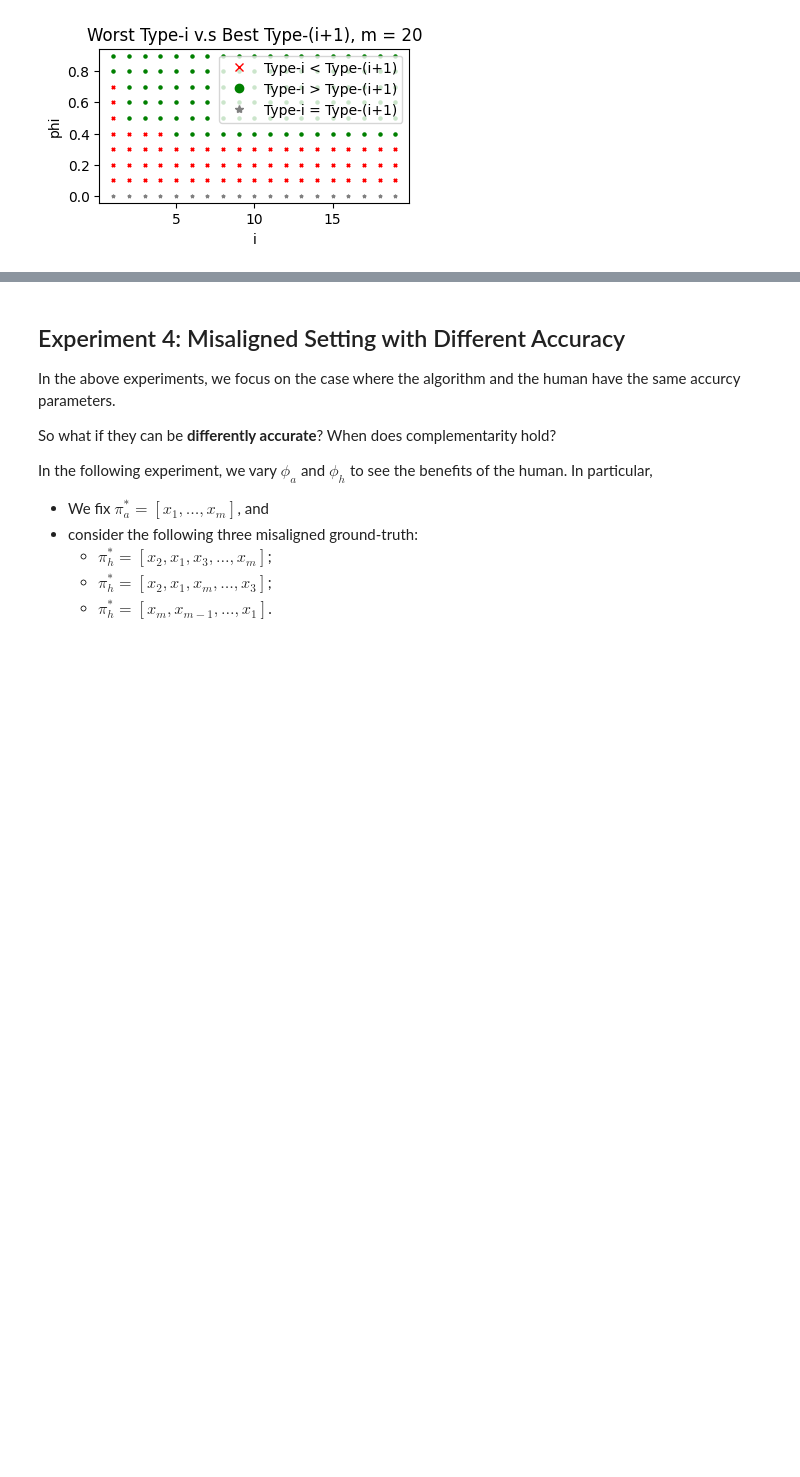
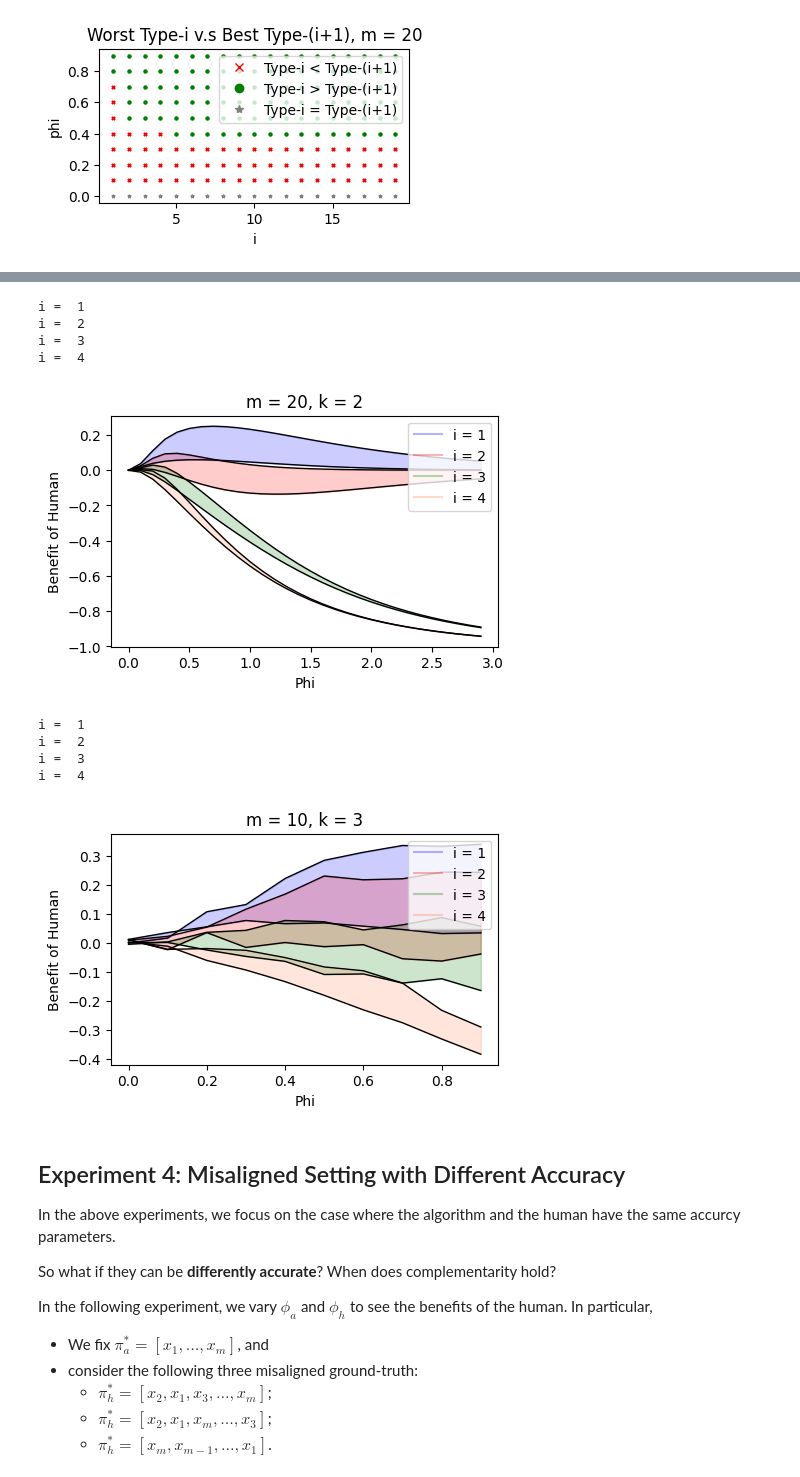
Before and after one commit to sjxer723/Two-List-Problem, a Jupyter notebook: misalignment.ipynb, the cells around one changed output, grey strips where cells are left out. Cells and saved outputs as stored; diff of their text form; code cells hidden in the pictures; blank space fills up the shorter version.

```diff
--- a/misalignment.ipynb
+++ b/misalignment.ipynb
@@ -220,3 +229,67 @@ plt.show()
+# %%
+def type_i_worst_and_best(m, k, i, phis):
+    """
+        return the benefits of the worst type-i and the best type-(i+1) for all phi
+    """
+    pi_a_star = [j + 1 for j in range(m)]
+    pi_h_star_worst = [i] + [j for j in range(1, m+1) if j != i]
+    pi_h_star_best = [i] + [j for j in range(m, 0, -1) if j != i]
+    worst_benefits = []
+    best_benefits = []
+
+    for phi in phis:
+        D_a = Mallows(m, phi, pi_a_star)
+        D_h_worst = Mallows(m, phi, pi_h_star_worst)
+        D_h_best = Mallows(m, phi, pi_h_star_best)
+
+        joint_system_worst = HumanAI(m, D_a, D_h_worst)
+        joint_system_best = HumanAI(m, D_a, D_h_best)
+
+        worst_benefits.append(joint_system_worst.benefit_of_human_single_best(k))
+        best_benefits.append(joint_system_best.benefit_of_human_single_best(k))
+
+    return worst_benefits, best_benefits
+
+def plot_type_i_worst_and_best(m, k, i, phis, verbose=False):
+    plt.figure(figsize=(5, 3))
+    all_i = list(range(1, 5))
+
+    shadow_colors = ['blue', 'red', 'green', 'coral']
+
+    for idx, i in enumerate(all_i):
+        if verbose:
+            print("i = ", i)
+        worst_benefits, best_benefits = type_i_worst_and_best(m, k, i, phis)
+        plt.plot(phis, worst_benefits, color='black', linewidth=1)
+        plt.plot(phis, best_benefits, color='black', linewidth=1)
+        plt.fill_between(phis, worst_benefits, best_benefits, color=shadow_colors[idx], alpha=0.2)
+
+    legends = []
+    for idx, i in enumerate(all_i):
+        legends.append(mlines.Line2D([], [], color=shadow_colors[idx], alpha = 0.3, label=f"i = {i}"))
+    plt.legend(handles=legends, loc='upper right')
+
+    plt.xlabel('Phi')
+    plt.ylabel('Benefit of Human')
+    plt.title(f"m = {m}, k = {k}")
+
+    plt.show()
+
+m, k = 20, 2
+plot_type_i_worst_and_best(m, k, 1, np.arange(0, 3, 0.1))
+m, k = 10, 3
+plot_type_i_worst_and_best(m, k, 1, np.arange(0, 1, 0.1), verbose=True)
+# %% [output]
+i =  1
+i =  2
+i =  3
+i =  4
+[figure, added]
+i =  1
+i =  2
+i =  3
+i =  4
+[figure, added]
 # %% [markdown]
 ## Experiment 4: Misaligned Setting with Different Accuracy
 
```
Also changed, not shown: parts of 1 cell of this notebook, 1 other file.
